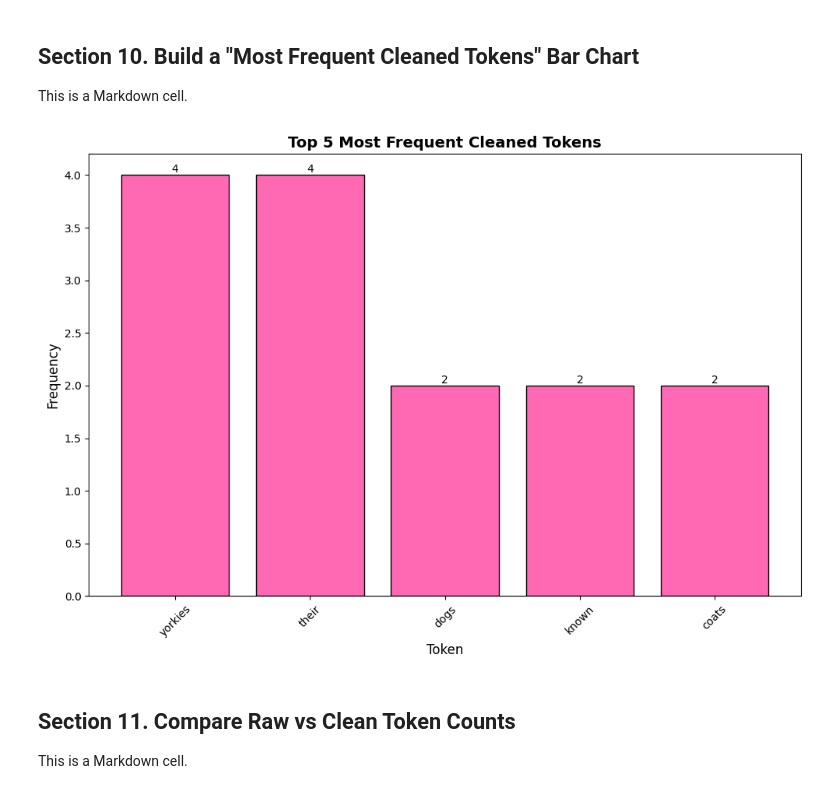
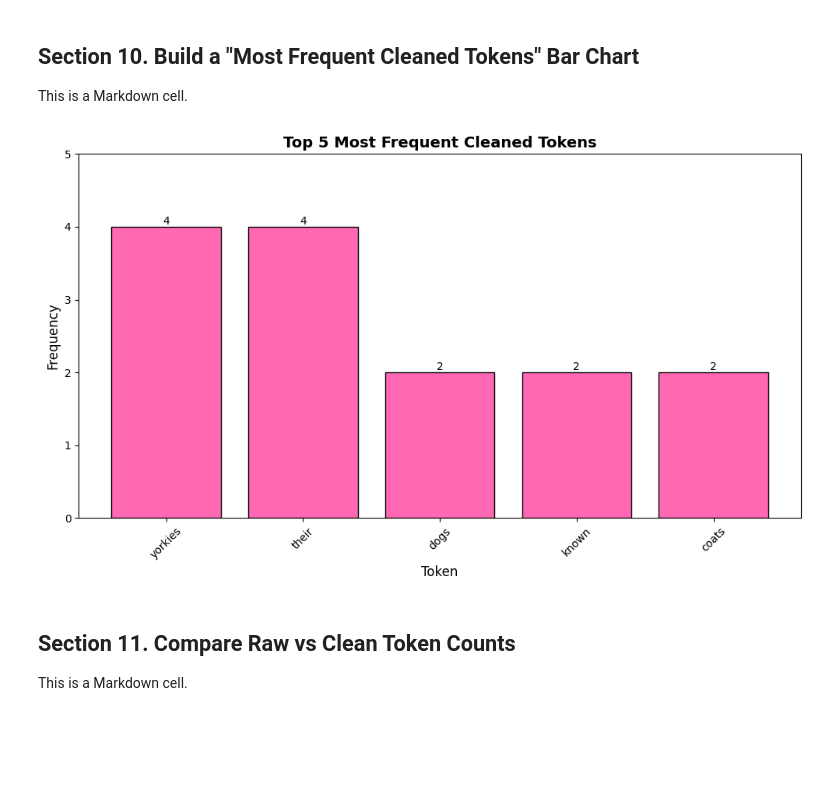
Before and after one commit to ssowers2/nlp-02-text-preprocessing, a Jupyter notebook: notebooks/text_preprocessing_sowers.ipynb, the cells around one changed output. Cells and saved outputs as stored; diff of their text form; code cells hidden in the pictures; blank space fills up the shorter version.

Commit message:
Improve token count visualization with better sizing, labels, and styling

```diff
--- a/notebooks/text_preprocessing_sowers.ipynb
+++ b/notebooks/text_preprocessing_sowers.ipynb
@@ -295,32 +295,34 @@ This is a Markdown cell.
 # %%
 # Section 10 Python cell
 
 top_df: pl.DataFrame = freq_df.head(5)
 
-plt.figure(figsize=(10, 7))
+plt.figure(figsize=(10, 6))
 
 # Added color and edge styling
 bars = plt.bar(top_df["token"], top_df["len"], color="#FF69B4", edgecolor="black")
 
 ax = plt.gca()
 ax.tick_params(axis="x", labelrotation=45)
 
 # Improved titles and labels
 plt.title("Top 5 Most Frequent Cleaned Tokens", fontsize=14, fontweight="bold")
 plt.xlabel("Token", fontsize=12)
 plt.ylabel("Frequency", fontsize=12)
 
 # Add data labels above each bar
 for bar in bars:
     height = bar.get_height()
     plt.text(
         bar.get_x() + bar.get_width() / 2, height, int(height), ha='center', va='bottom'
     )
 
+plt.ylim(0, 5)
+
 plt.tight_layout()
 plt.show()
 # %% [output]
-[figure, old version]
+[figure, new version]
 # %% [markdown]
 ## Section 11. Compare Raw vs Clean Token Counts
 
```
Also changed, not shown: parts of 1 cell of this notebook.
